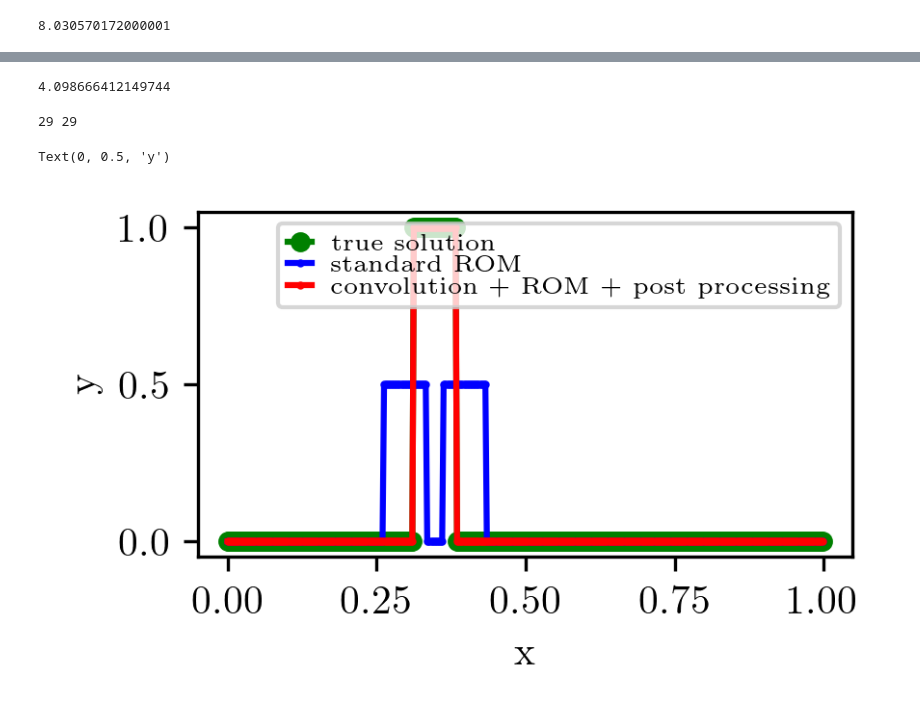
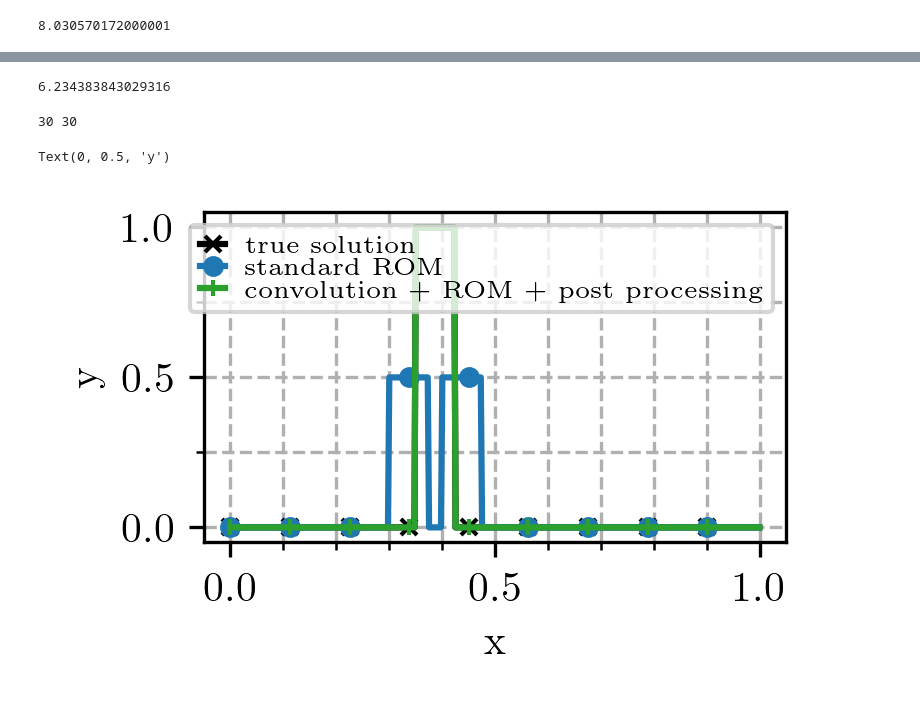
Before and after one commit to flabowski/POD-ROM-and-gaussian-convolution, a Jupyter notebook: notebooks/1D test case.ipynb, the cells around one changed output, grey strips where cells are left out. Saved outputs shown, nothing was run; the diff lists cells and outputs as text; code cells hidden in the pictures.

```diff
--- a/notebooks/1D test case.ipynb
+++ b/notebooks/1D test case.ipynb
@@ -41,8 +46,8 @@ pth = "../Plots/"
 8.030570172000001
 # %%
 m, n = 400, 10
-w = 15  # width of the bump in # nodes
+w = 30  # width of the bump in # nodes
 x = np.linspace(0, 1, m, endpoint=False)
 mu = np.linspace(0, 1, n, endpoint=False)
-xi = 0.35
-sigma = 19
+xi = np.array([0.125, 0.35])
+sigma = 20
@@ -59,15 +68,15 @@ def plot_paramspace(X):
 def bump(x, mu):
     y = np.zeros_like(x)
     i = np.argmin(np.abs(x-mu))
-    y[(i-w):(i+w-1)] = 1.0
+    y[i:(i+w)] = 1.0
     return y
 # %%
 def predict(VT, grid, r, xi):
     method = "linear"
-    V_interpolated = np.zeros((r, 1))
+    V_interpolated = np.zeros((r, len(xi)))
     for mode in range(r):
         interpolator = interp1d(grid[0], VT[mode, :], kind=method)
-        V_interpolated[mode] = interpolator(xi)
+        V_interpolated[mode, :] = interpolator(xi)
     return V_interpolated
 # %%
 X = np.zeros((m, n))
@@ -75,7 +84,7 @@ X_c = np.zeros_like(X)
 for j, mu_j in enumerate(mu):
     y = bump(x, mu_j)
     X[:, j] = y
-    X_c[:, j] = gaussian_filter1d(y, 18.77)
+    X_c[:, j] = gaussian_filter1d(y, sigma, mode="constant")
 plot_paramspace(X)
 plt.show()
 plot_paramspace(X_c)
@@ -133,23 +184,27 @@ Text(0, 0.5, 'y')
 # %%
 np.sum((bump(x, 0.35)-X_intp_c[:, 0])**2)**.5
 # %% [output]
-4.098666412149744
+6.234383843029316
 # %%
 # physics informed post processing. Here: find largest 3 elements.
 # other options: wiener deconvolution, threshold methods, ...
-
-ind = np.argpartition(X_intp_c[:, 0], -29)[-29:]
 X_intp_c_post = np.zeros_like(X_intp_c)
-X_intp_c_post[ind, 0] = 1
-print(np.sum(bump(x, 0.35)>.5), np.sum(X_intp_c_post[:, 0]>.5))
-
-plt.plot(x, bump(x, 0.35), "g.-", ms=8, label="true solution")
-plt.plot(x, X_intp[:, 0], "b.-", ms=2, label="standard ROM")
-plt.plot(x, X_intp_c_post[:, 0], "r.-", ms=2, label="convolution + ROM + post processing")
+for j in range(len(xi)):
+    ind = np.argpartition(X_intp_c[:, j], -30)[-30:]
+    X_intp_c_post[ind, j] = 1
+print(np.sum(bump(x, xi[1])>.5), np.sum(X_intp_c_post[:, 1]>.5))
+fig, ax = plt.subplots(figsize=(page_width_in/2, page_width_in/3))
+plt.plot(x, bump(x, xi[1]), "kx-", ms=4, markevery=markevery, label="true solution")
+plt.plot(x, X_intp[:, 1], "C0o-", ms=4, markevery=markevery, label="standard ROM")
+plt.plot(x, X_intp_c_post[:, 1], "C2|-", ms=4, markevery=markevery, label="convolution + ROM + post processing")
+ax.set_xticks(np.linspace(0, 1, 11, endpoint=True), minor=True)
+ax.set_yticks(np.linspace(0, 1, 5, endpoint=True), minor=True)
+plt.grid(True, which='minor', linestyle='--')
+plt.grid(True, which='major', linestyle='--')
 plt.legend()
 plt.xlabel("x")
 plt.ylabel("y")
 # %% [output]
-29 29
+30 30
 Text(0, 0.5, 'y')
-[figure, old version]
+[figure, new version]
```
Also changed, not shown: parts of 15 cells of this notebook.
